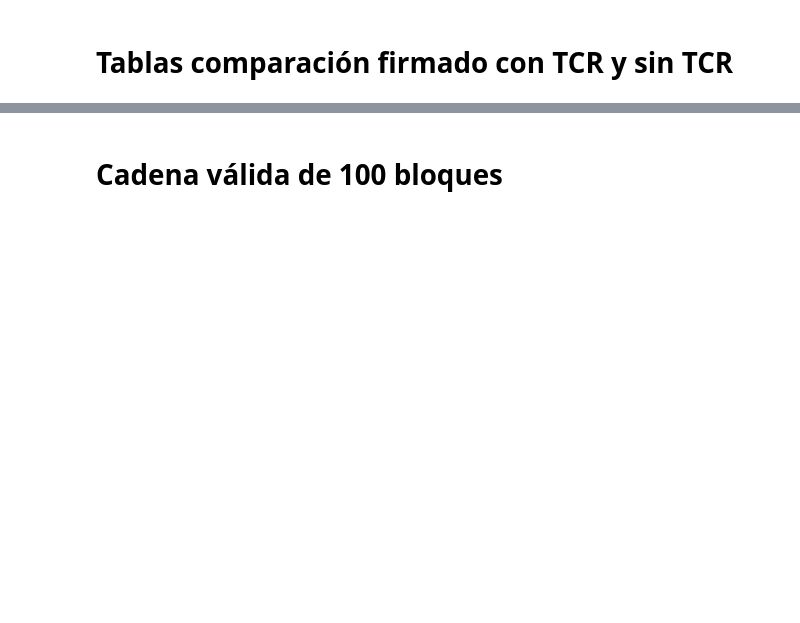
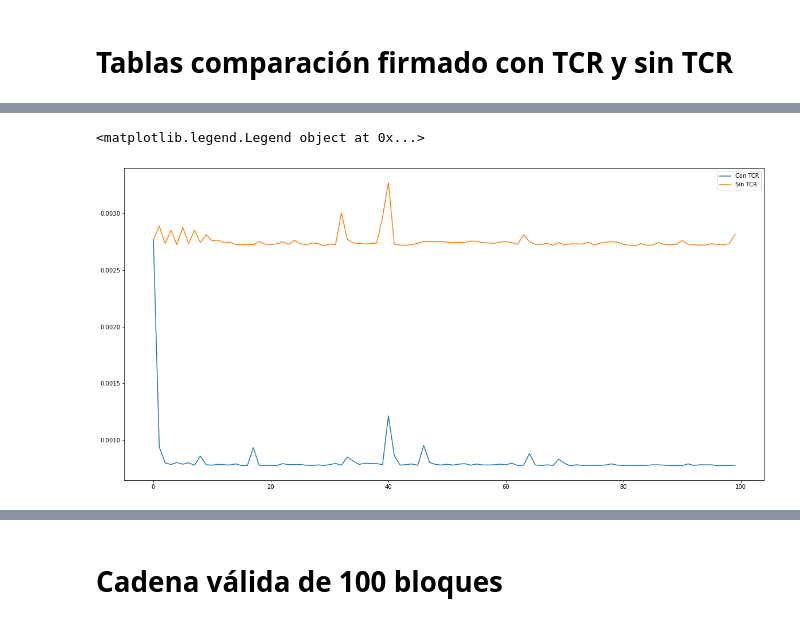
Before and after one commit to Pablesky/C-FIB, a Jupyter notebook: Sesion3/Blockchain/Blockchain.ipynb, the cells around one changed output, grey strips where cells are left out. Saved outputs shown, nothing was run; the diff lists cells and outputs as text; code cells hidden in the pictures; blank space fills up the shorter version.

```diff
--- a/Sesion3/Blockchain/Blockchain.ipynb
+++ b/Sesion3/Blockchain/Blockchain.ipynb
@@ -218,0 +294,26 @@ False
+# %%
+TCR = []
+sinTCR = []
+
+rsa = rsa_key(bits_modulo=2048)
+
+for i in listaPalabras:
+    mensaje = hashlib.sha256(i.encode()).hexdigest()
+    mensaje = Integer(mensaje, 16)
+    inicio = timeit.default_timer()
+    rsa.sign(mensaje)
+    final = timeit.default_timer()
+    TCR.append(final - inicio)
+
+    inicio = timeit.default_timer()
+    rsa.sign_slow(mensaje)
+    final = timeit.default_timer()
+    sinTCR.append(final-inicio)
+
+fig = plt.figure(figsize = (20, 10))
+plt.plot(range(0, len(TCR)), TCR)
+plt.plot(range(0, len(sinTCR)), sinTCR)
+plt.legend(['Con TCR', 'Sin TCR'])
+# %% [output]
+<matplotlib.legend.Legend object at 0x...>
+[figure, added]
```
Also changed, not shown: parts of 20 cells of this notebook, 22 other files.
